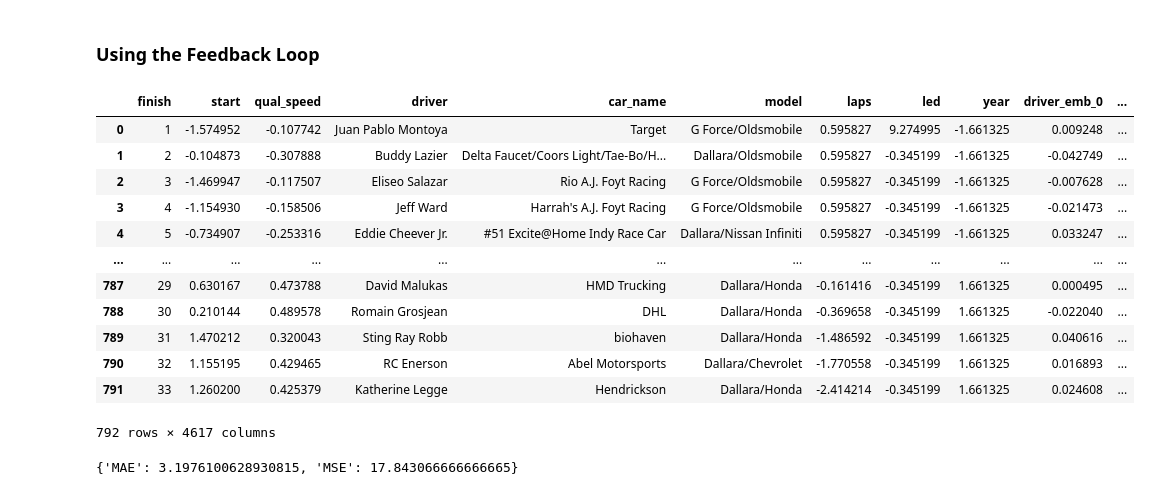
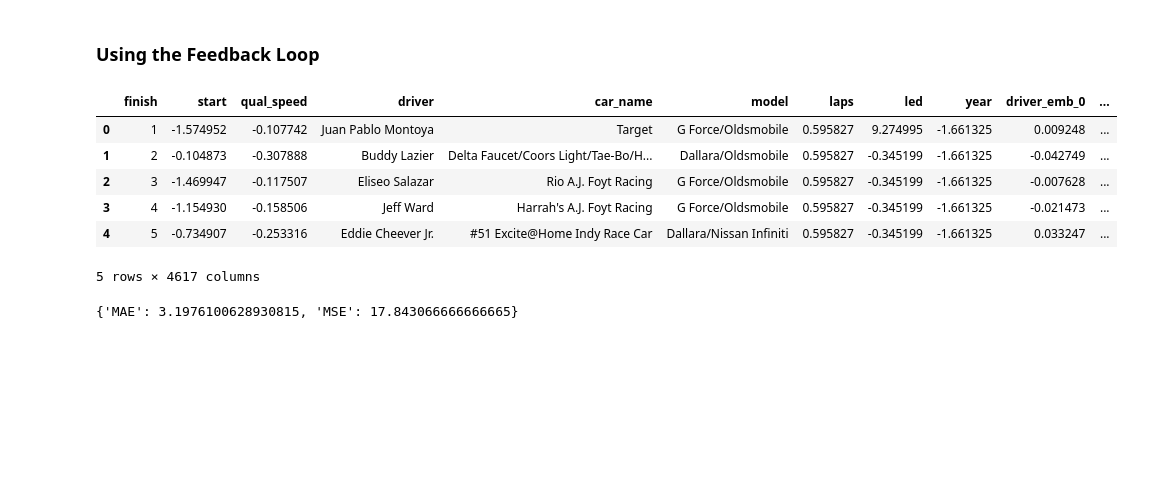
Before and after one commit to jacob-danner/machine-learning-experiments, a Jupyter notebook: INDY-500/modeling.ipynb, the cells around one changed output. Drawn from its saved outputs; the diff is of its cells as text; code cells hidden in the pictures; blank space fills up the shorter version.

```diff
--- a/INDY-500/modeling.ipynb
+++ b/INDY-500/modeling.ipynb
@@ -112,37 +132,31 @@ def train_and_evaluate_model(model, X, y):
 # %%
 categorical = ['driver', 'car_name', 'model']
 numerical = ['start', 'qual_speed', 'laps', 'led', 'year']
 
 embedded_df_path = 'embedded_df.csv'
 
 if os.path.exists(embedded_df_path):
     df = pd.read_csv(embedded_df_path, index_col=0)
     scaler = StandardScaler()
     df[numerical] = scaler.fit_transform(df[numerical])
 
 else:
     df = (
         get_clean_df('race_stats_2000-2024.csv')
         .pipe(embed_categorical_columns, ['driver', 'car_name', 'model'])
     )
 
     df.to_csv(embedded_df_path, index=False)
 
-df
+df.head(5)
 # %% [output]
 |  | finish | start | qual_speed | driver | car_name | model | laps | led | year | driver_emb_0 | ... |
 | 0 | 1 | -1.574952 | -0.107742 | Juan Pablo Montoya | Target | G Force/Oldsmobile | 0.595827 | 9.274995 | -1.661325 | 0.009248 | ... |
 | 1 | 2 | -0.104873 | -0.307888 | Buddy Lazier | Delta Faucet/Coors Light/Tae-Bo/H... | Dallara/Oldsmobile | 0.595827 | -0.345199 | -1.661325 | -0.042749 | ... |
 | 2 | 3 | -1.469947 | -0.117507 | Eliseo Salazar | Rio A.J. Foyt Racing | G Force/Oldsmobile | 0.595827 | -0.345199 | -1.661325 | -0.007628 | ... |
 | 3 | 4 | -1.154930 | -0.158506 | Jeff Ward | Harrah's A.J. Foyt Racing | G Force/Oldsmobile | 0.595827 | -0.345199 | -1.661325 | -0.021473 | ... |
 | 4 | 5 | -0.734907 | -0.253316 | Eddie Cheever Jr. | #51 Excite@Home Indy Race Car | Dallara/Nissan Infiniti | 0.595827 | -0.345199 | -1.661325 | 0.033247 | ... |
-| ... | ... | ... | ... | ... | ... | ... | ... | ... | ... | ... | ... |
-| 787 | 29 | 0.630167 | 0.473788 | David Malukas | HMD Trucking | Dallara/Honda | -0.161416 | -0.345199 | 1.661325 | 0.000495 | ... |
-| 788 | 30 | 0.210144 | 0.489578 | Romain Grosjean | DHL | Dallara/Honda | -0.369658 | -0.345199 | 1.661325 | -0.022040 | ... |
-| 789 | 31 | 1.470212 | 0.320043 | Sting Ray Robb | biohaven | Dallara/Honda | -1.486592 | -0.345199 | 1.661325 | 0.040616 | ... |
-| 790 | 32 | 1.155195 | 0.429465 | RC Enerson | Abel Motorsports | Dallara/Chevrolet | -1.770558 | -0.345199 | 1.661325 | 0.016893 | ... |
-| 791 | 33 | 1.260200 | 0.425379 | Katherine Legge | Hendrickson | Dallara/Honda | -2.414214 | -0.345199 | 1.661325 | 0.024608 | ... |
-792 rows × 4617 columns
+5 rows × 4617 columns
 # %%
 y = df.finish
 X = df.drop(columns=['finish'] + categorical)
```
Also changed, not shown: parts of 9 cells of this notebook, 2 other files.
